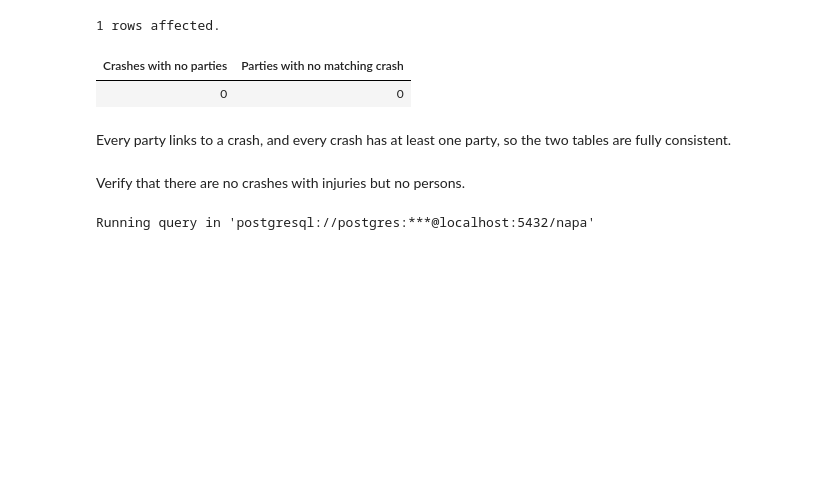
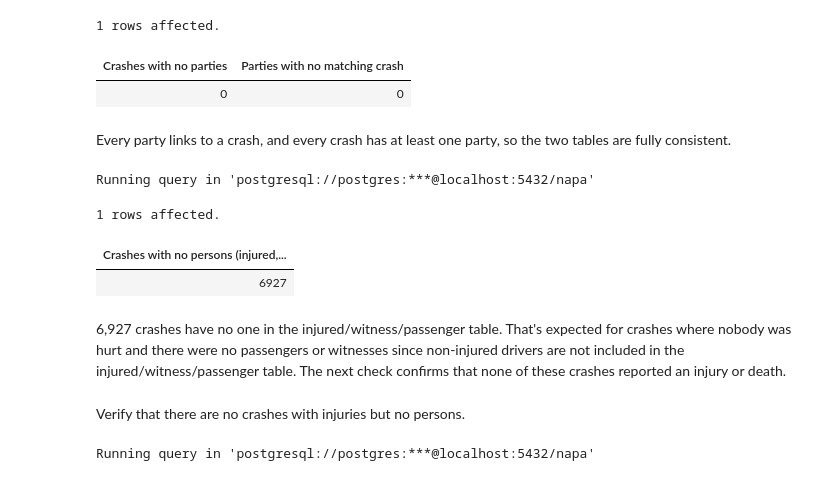
Before and after one commit to cillam/napa_crashes, a Jupyter notebook: napa_crash_analysis.ipynb, the cells around one changed output. Saved outputs shown, nothing was run; the diff lists cells and outputs as text; code cells hidden in the pictures; blank space fills up the shorter version.

```diff
--- a/napa_crash_analysis.ipynb
+++ b/napa_crash_analysis.ipynb
@@ -474,6 +473,19 @@ Running query in 'postgresql://postgres:***@localhost:5432/napa'
 | 0 | 0 |
 # %% [markdown]
 Every party links to a crash, and every crash has at least one party, so the two tables are fully consistent.
+# %%
+%%sql
+SELECT COUNT(*) AS "Crashes with no persons (injured, witness, passenger)"
+FROM napa_crashes nc
+LEFT JOIN napa_injured_witness_passengers niwp ON niwp.collision_id = nc.collision_id
+WHERE niwp.collision_id IS NULL;
+# %% [output]
+Running query in 'postgresql://postgres:***@localhost:5432/napa'
+1 rows affected.
+| Crashes with no persons (injured,... |
+| 6927 |
+# %% [markdown]
+6,927 crashes have no one in the injured/witness/passenger table. That's expected for crashes where nobody was hurt and there were no passengers or witnesses since non-injured drivers are not included in the injured/witness/passenger table. The next check confirms that none of these crashes reported an injury or death.
 # %% [markdown]
 Verify that there are no crashes with injuries but no persons.
 # %%
```
Also changed, not shown: parts of 7 cells of this notebook.
